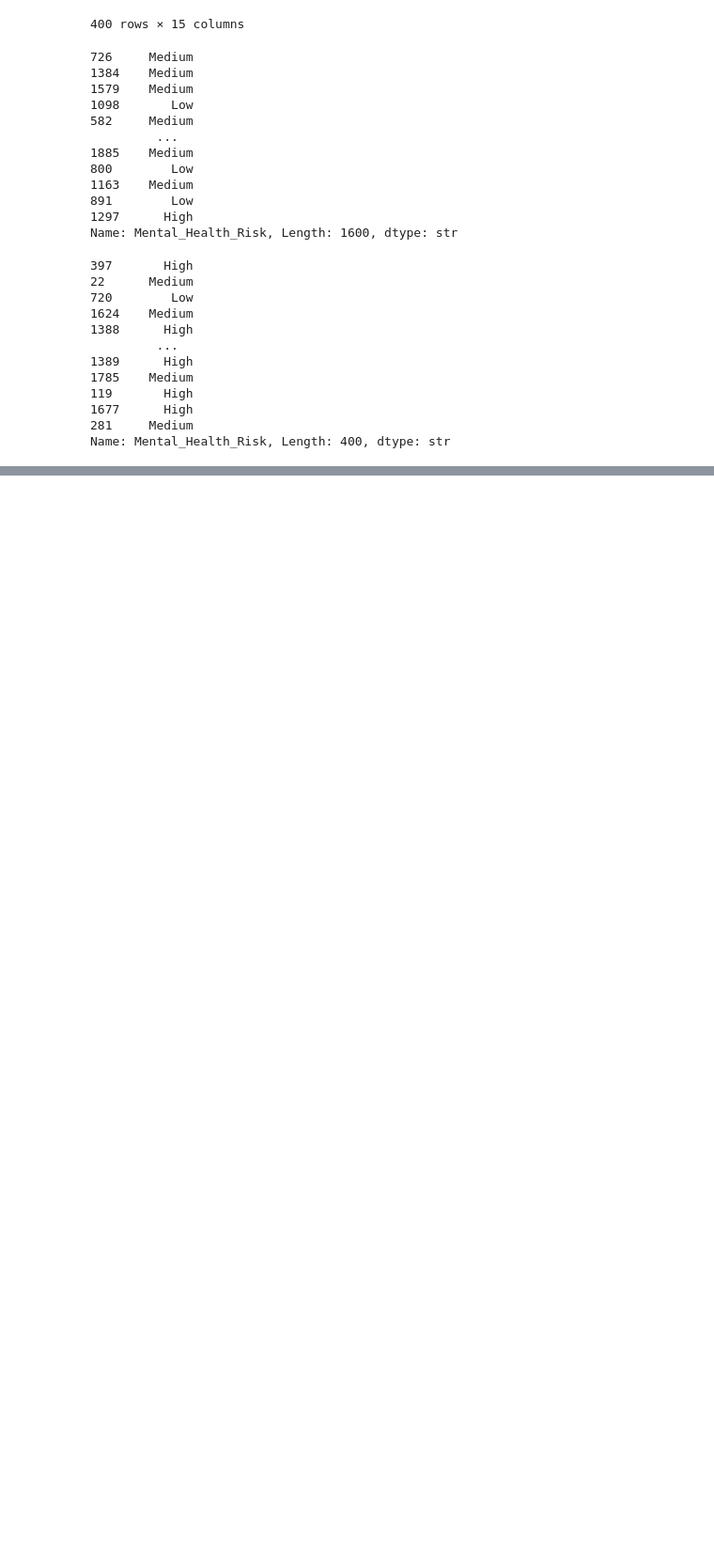
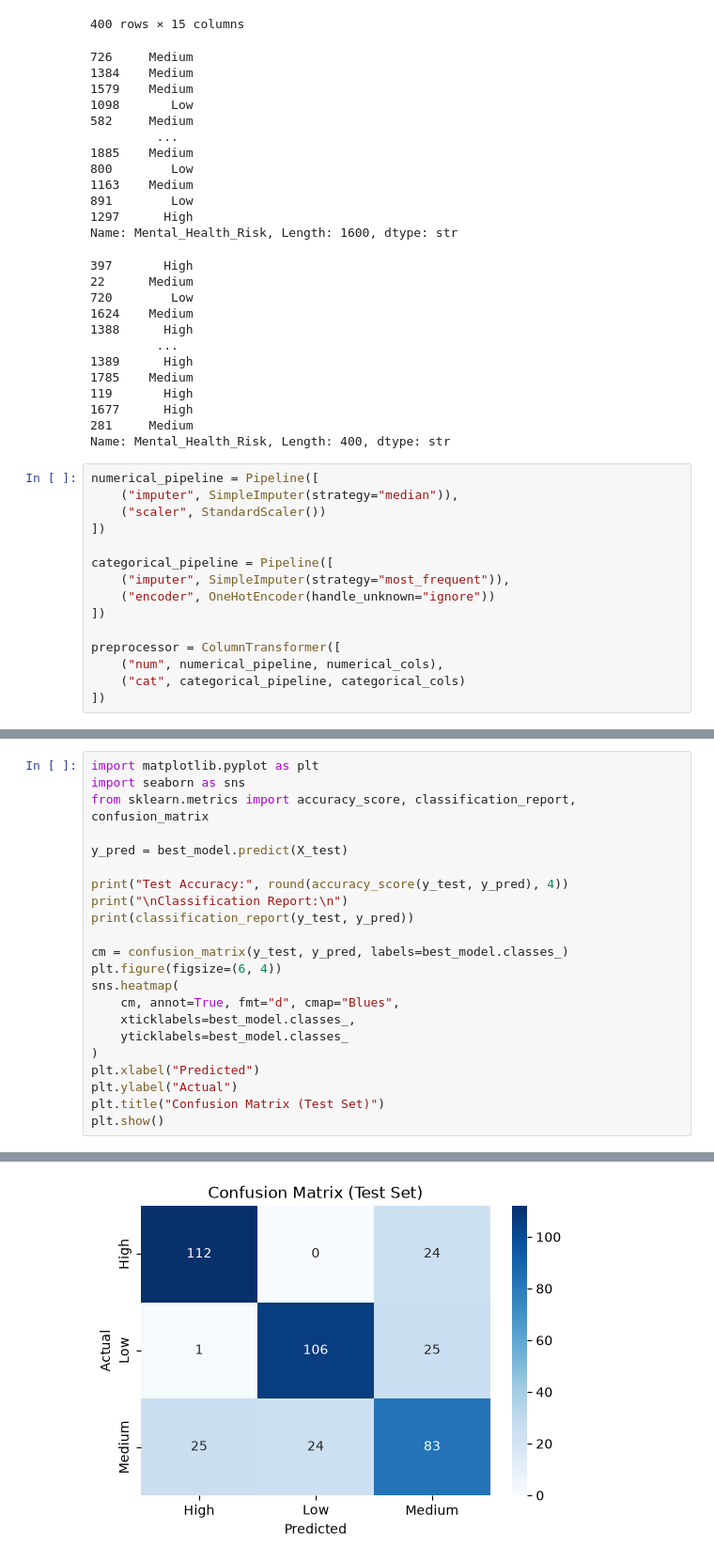
Before and after one commit to Othmanehaiba/Mental_Health, a Jupyter notebook: notebooks/02_modeling_experiments.ipynb, the cells around one changed output, grey strips where cells are left out. Shown at 94% size. Saved outputs shown, nothing was run; the diff lists cells and outputs as text; blank space fills up the shorter version.

```diff
--- a/notebooks/02_modeling_experiments.ipynb
+++ b/notebooks/02_modeling_experiments.ipynb
@@ -95,3 +95,18 @@ Name: Mental_Health_Risk, Length: 1600, dtype: str
 1677      High
 281     Medium
 Name: Mental_Health_Risk, Length: 400, dtype: str
+# %%
+numerical_pipeline = Pipeline([
+    ("imputer", SimpleImputer(strategy="median")),
+    ("scaler", StandardScaler())
+])
+
+categorical_pipeline = Pipeline([
+    ("imputer", SimpleImputer(strategy="most_frequent")),
+    ("encoder", OneHotEncoder(handle_unknown="ignore"))
+])
+
+preprocessor = ColumnTransformer([
+    ("num", numerical_pipeline, numerical_cols),
+    ("cat", categorical_pipeline, categorical_cols)
+])
@@ -97,0 +193,23 @@ Name: Mental_Health_Risk, Length: 400, dtype: str
+# %%
+import matplotlib.pyplot as plt
+import seaborn as sns
+from sklearn.metrics import accuracy_score, classification_report, confusion_matrix
+
+y_pred = best_model.predict(X_test)
+
+print("Test Accuracy:", round(accuracy_score(y_test, y_pred), 4))
+print("\nClassification Report:\n")
+print(classification_report(y_test, y_pred))
+
+cm = confusion_matrix(y_test, y_pred, labels=best_model.classes_)
+plt.figure(figsize=(6, 4))
+sns.heatmap(
+    cm, annot=True, fmt="d", cmap="Blues",
+    xticklabels=best_model.classes_,
+    yticklabels=best_model.classes_
+)
+plt.xlabel("Predicted")
+plt.ylabel("Actual")
+plt.title("Confusion Matrix (Test Set)")
+plt.show()
+# %% [output]
@@ -97,0 +229 @@ Name: Mental_Health_Risk, Length: 400, dtype: str
+[figure, added]
```
Also changed, not shown: parts of 4 cells of this notebook, 2 other files.
